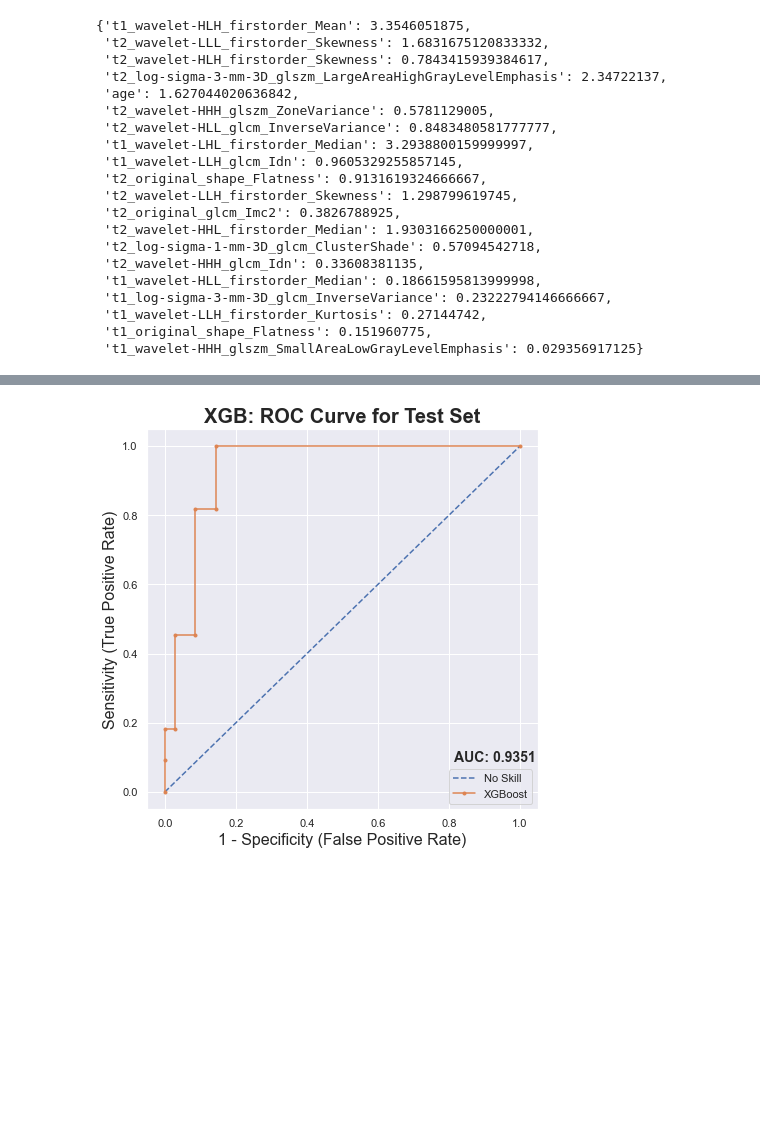
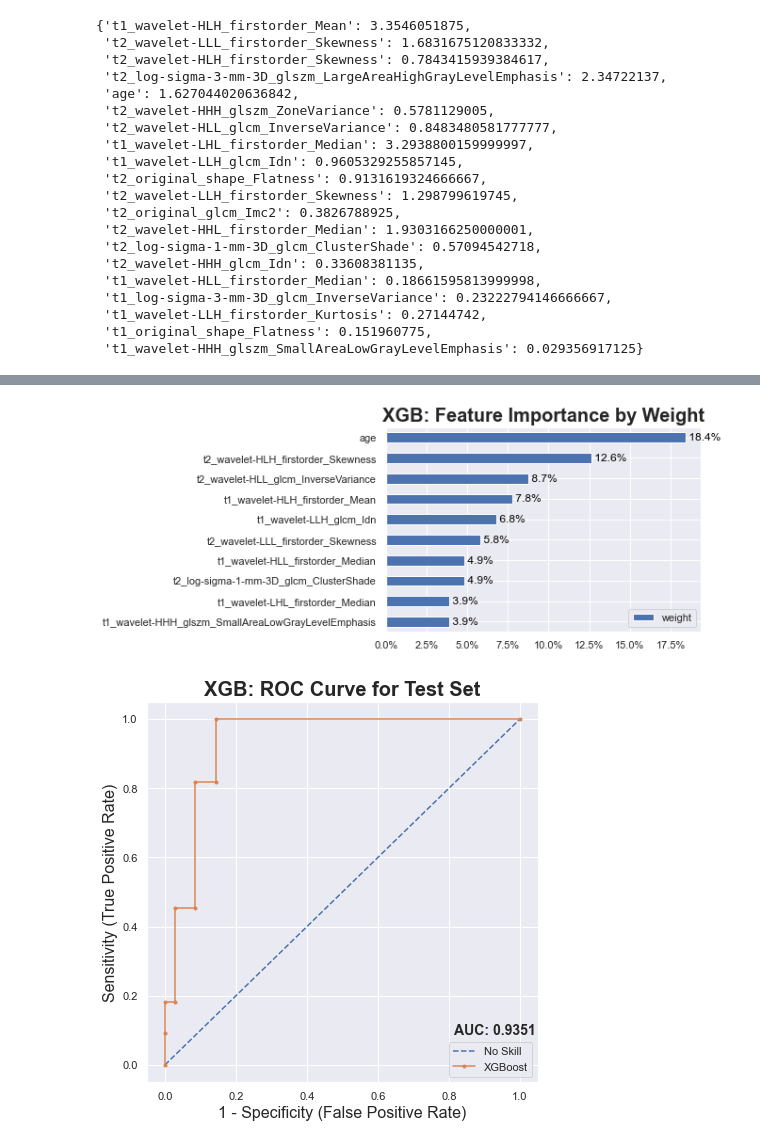
Before and after one commit to koalateectrl/tumor-classification, a Jupyter notebook: PNET_study/pnet-hgg/pnet-hgg.ipynb, the cells around one changed output, grey strips where cells are left out. Saved outputs shown, nothing was run; the diff lists cells and outputs as text; code cells hidden in the pictures; blank space fills up the shorter version.

```diff
--- a/PNET_study/pnet-hgg/pnet-hgg.ipynb
+++ b/PNET_study/pnet-hgg/pnet-hgg.ipynb
@@ -900,3 +895,7 @@ for i, v in enumerate(sorted(values)):
+# %%
+feature_importance_graph(xgb_model, 'weight', 10)
+# %% [output]
+[figure, added]
 # %%
 plt.figure(figsize=(7, 7)) ##
 
```
Also changed, not shown: parts of 10 cells of this notebook.
